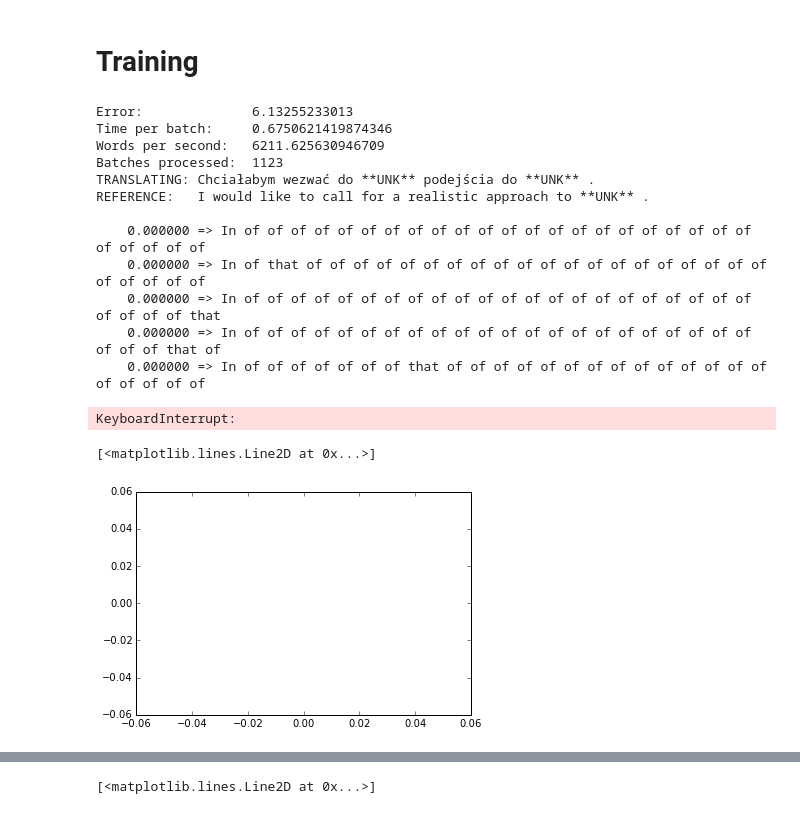
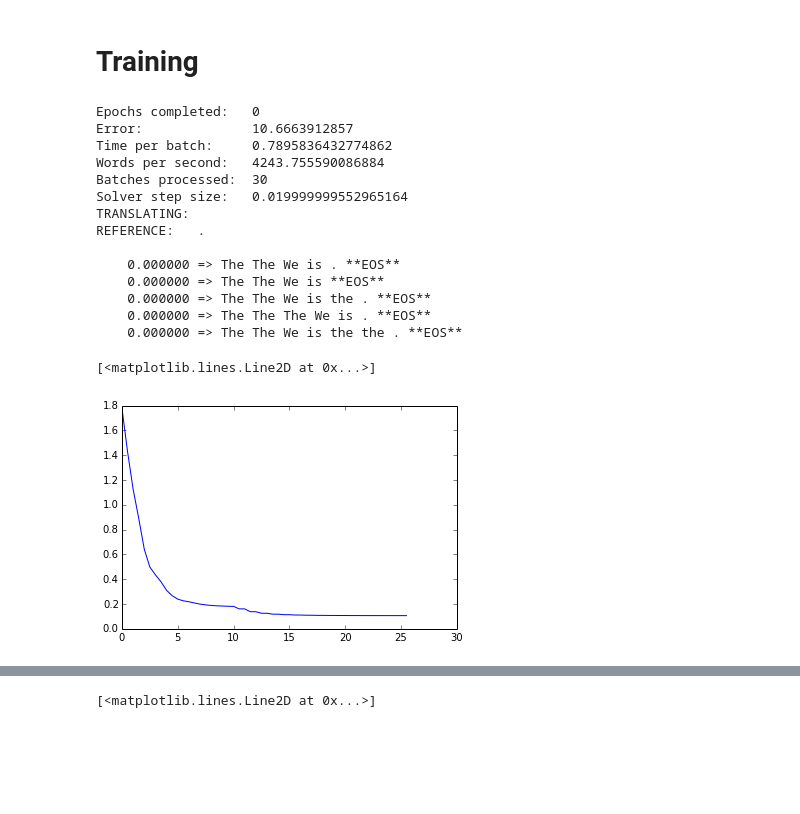
Before and after one commit to dali-ml/dali-cython, a Jupyter notebook: notebooks/Machine Translation.ipynb, the cells around one changed output, grey strips where cells are left out. Drawn from its saved outputs; the diff is of its cells as text; code cells hidden in the pictures; blank space fills up the shorter version.

```diff
--- a/notebooks/Machine Translation.ipynb
+++ b/notebooks/Machine Translation.ipynb
@@ -177,7 +175,8 @@ model  = TranslationModel(INPUT_SIZE, HIDDENS, len(vocabs[0]), len(vocabs[1]), s
 # %%
 params = model.parameters()
 solver = D.SGD(params)
-solver.step_size = 0.7
+solver.step_size = 0.02
+# solver = D.AdaDelta(params, rho=0.95)
 # %%
 data            = []
 error_evolution = []
@@ -190,6 +189,8 @@ params = model.parameters()
 # %% [markdown]
 # Training
 # %%
+D.config.clear_gpu()
+
 total_error = 0.0
 total_time  = 0.0
 num_words, num_targets, num_batches = 0, 0, 0
@@ -199,10 +200,13 @@ def report(example):
     if num_batches == 0 or num_words == 0 or abs(total_time) < 1e-6:
         return
     clear_output()
+    print('Epochs completed:  ', len(error_evolution))
     print('Error:             ', total_error / num_batches)
     print('Time per batch:    ', total_time  / num_batches)
     print('Words per second:  ', num_words   / total_time )
     print('Batches processed: ', num_batches)
+    if hasattr(solver, 'step_size'):
+        print('Solver step size:  ', solver.step_size)
     show_reconstructions(model, example)
     sys.stdout.flush()
 
@@ -210,6 +214,12 @@ def report(example):
 batch_end_time, batch_start_time = None, None
 
 while True:
+    if len(error_evolution) > 40:
+        break
+
+    if len(error_evolution) >= 5 and hasattr(solver, 'step_size'):
+        solver.step_size = solver.step_size / 1.5
+
     for batch in data:
         example_pair = random.choice(batch.sentence_pairs)
         report(example_pair)
@@ -217,56 +227,60 @@ while True:
         batch_start_time = time.time()
         error = model.error(batch)
 
-        error.grad()
+        (error / batch.examples).grad()
         D.Graph.backward()
         solver.step(params)
         batch_end_time = time.time()
 
-        epoch_error.append(error.w[0,0])
+        epoch_error.append(error.w[0,0] / batch.to_tokens)
 
-        total_error   += error.w[0, 0]
+        total_error   += error.w[0, 0] / batch.to_tokens
         total_time += batch_end_time - batch_start_time
 
         num_words   += batch.from_tokens + batch.to_tokens
         num_targets += batch.from_tokens + batch.to_tokens
-        num_batches    += 1
+        num_batches += 1
 
         # free memory as soon as possible
         del batch
 
-    if len(epoch_error) > 10000:
-        epoch_error = median_smoothing(epoch_error, window=len(epoch_error) // 100)
+    if len(epoch_error) > 0:
         epoch_error = subsample(epoch_error, maximum_length=1000)
+        error_evolution.append(epoch_error)
         epoch_error = []
 
-        error_evolution.append(epoch_error)
-
     data = create_dataset_iterator()
 # %% [output]
-Error:              6.13255233013
-Time per batch:     0.6750621419874346
-Words per second:   6211.625630946709
-Batches processed:  1123
-TRANSLATING: Chciałabym wezwać do **UNK** podejścia do **UNK** .
-REFERENCE:   I would like to call for a realistic approach to **UNK** .
+Epochs completed:   0
+Error:              10.6663912857
+Time per batch:     0.7895836432774862
+Words per second:   4243.755590086884
+Batches processed:  30
+Solver step size:   0.019999999552965164
+TRANSLATING:
+REFERENCE:   .
 
-    0.000000 => In of of of of of of of of of of of of of of of of of of of of of of of of of of of
-    0.000000 => In of that of of of of of of of of of of of of of of of of of of of of of of of of of
-    0.000000 => In of of of of of of of of of of of of of of of of of of of of of of of of of of that
-    0.000000 => In of of of of of of of of of of of of of of of of of of of of of of of of of that of
-    0.000000 => In of of of of of of of that of of of of of of of of of of of of of of of of of of of
+    0.000000 => The The We is . **EOS**
+    0.000000 => The The We is **EOS**
+    0.000000 => The The We is the . **EOS**
+    0.000000 => The The The We is . **EOS**
+    0.000000 => The The We is the the . **EOS**
-KeyboardInterrupt:
 # %%
 pickle_globals("/home/sidor/tmp/translation_experiment", ["model", "vocabs", "solver", "data", "error_evolution"])
 # %%
+# 0.01 learning rate Jonathan's weights, divide by 1.5 every epoch
 def flatten_error():
+    x = []
     y = []
-    for error_epoch in error_evolution:
+    for epoch_no, error_epoch in enumerate(error_evolution):
+        x.extend(float(epoch_no) + float(t) / len(error_epoch) for t in range(len(error_epoch)))
         y.extend(error_epoch)
-    x = [float(t) / 1000.0 for t in range(len(y))]
+
+    y = median_smoothing(y, 30)
+    x = x[:len(y)]
     return x,y
 
 plt.plot(*flatten_error())
 # %% [output]
 [<matplotlib.lines.Line2D at 0x...>]
-[figure, old version]
+[figure, new version]
```
Also changed, not shown: parts of 11 cells of this notebook, 2 other files.
